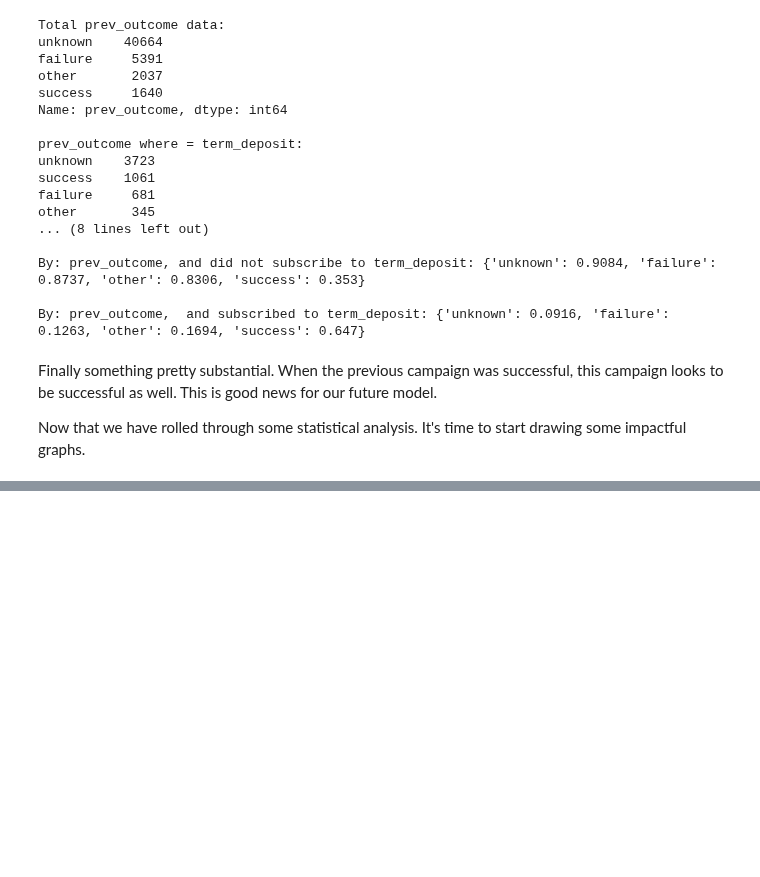
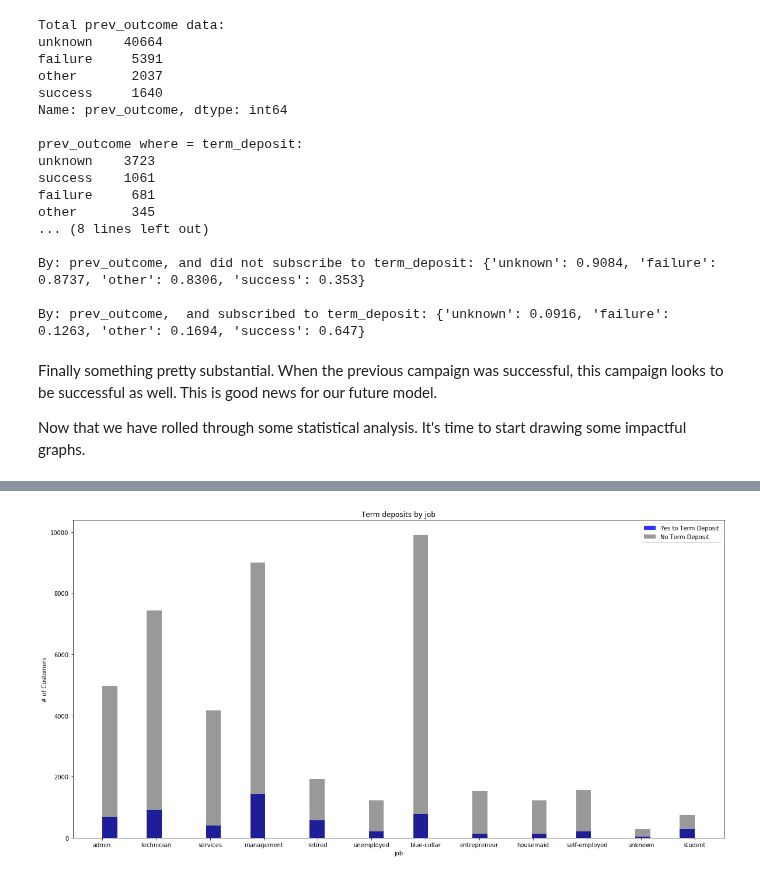
Before and after one commit to ElijahSeeley/Springboard, a Jupyter notebook: Capstone_Term_Deposit_Predictability/Term_Deposit_EDA.ipynb, the cells around one changed output, grey strips where cells are left out. Saved outputs shown, nothing was run; the diff lists cells and outputs as text; code cells hidden in the pictures; blank space fills up the shorter version.

```diff
--- a/Capstone_Term_Deposit_Predictability/Term_Deposit_EDA.ipynb
+++ b/Capstone_Term_Deposit_Predictability/Term_Deposit_EDA.ipynb
@@ -751,0 +768,6 @@ Now that we have rolled through some statistical analysis. It's time to start dr
+# %%
+#visualizing jobs
+term_hist('job', figx = 20, bins = 40, color1 ='b', color2 = 'k')
+plt.show()
+# %% [output]
+[figure, added]
```
Also changed, not shown: parts of 18 cells of this notebook.
